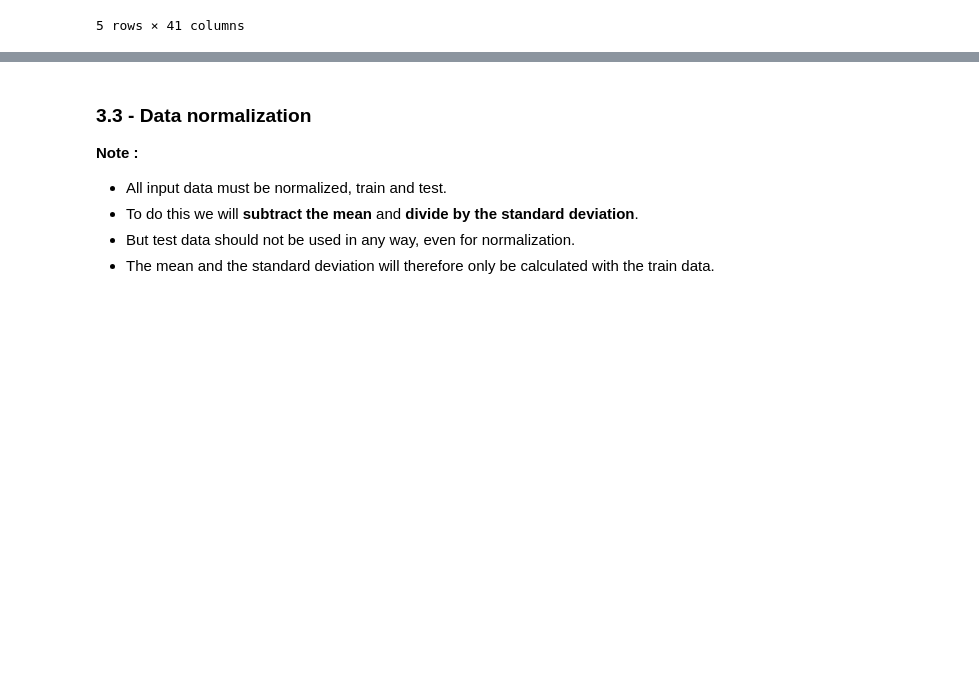
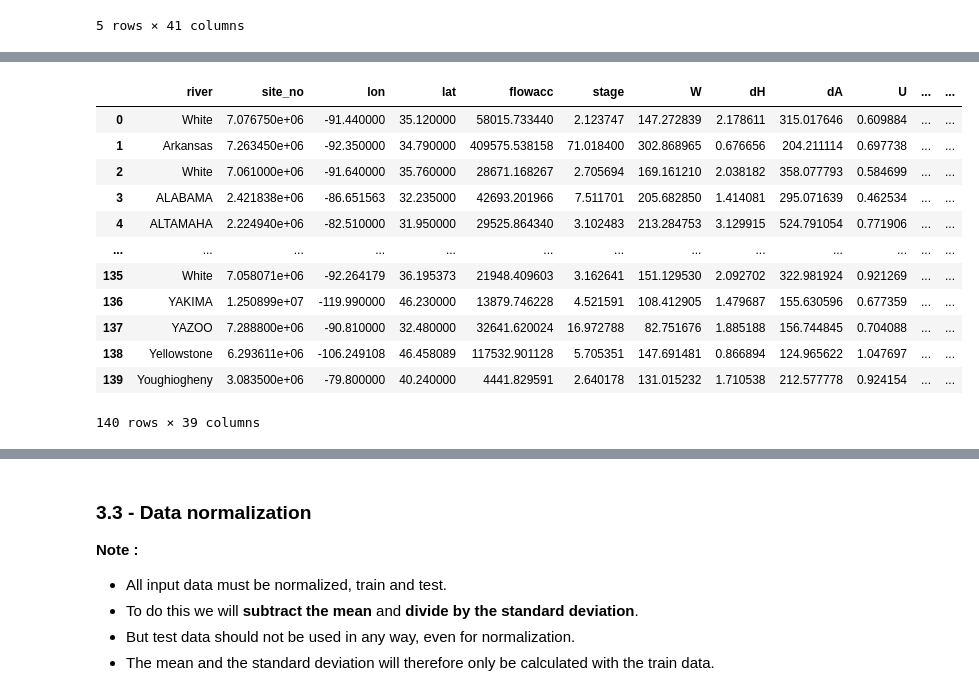
Before and after one commit to scastets/Projet4MA_Hydrologie, a Jupyter notebook: Notebooks/Apprentissage_ANN_HydroSwotV3.ipynb, the cells around one changed output, grey strips where cells are left out. Saved outputs shown, nothing was run; the diff lists cells and outputs as text; code cells hidden in the pictures; blank space fills up the shorter version.

```diff
--- a/Notebooks/Apprentissage_ANN_HydroSwotV3.ipynb
+++ b/Notebooks/Apprentissage_ANN_HydroSwotV3.ipynb
@@ -72,0 +89,4 @@ print(data_river['river'])
+# %%
+river_means_hydro=data_river.groupby("river", as_index=False).mean()
+river_medians_hydro=data_river.groupby("river", as_index=False).median
+river_means_hydro['Q'].describe()
@@ -73 +103,30 @@ print(data_river['river'])
+# %%
+river_LQ = river_means_hydro[river_means_hydro['Q']<=1000]
+river_HQ = river_means_hydro[river_means_hydro['Q']>1000]
+#print(river_HQ.describe())
+#print(river_HQ['river'])
+data_river_HQ = pd.concat([data_river[data_river['river']=="Arkansas"],data_river[data_river['river']=="Atchafalaya"],
+                  data_river[data_river['river']=="CLARK FORK"],data_river[data_river['river']=="MISSISSIPPI"],
+                  data_river[data_river['river']=="MISSOURI"],data_river[data_river['river']=="Mississippi"],
+                  data_river[data_river['river']=="Missouri"],data_river[data_river['river']=="OHIO"],
+                  data_river[data_river['river']=="PEND OREILLE"],data_river[data_river['river']=="St. John"],
+                  data_river[data_river['river']=="Susquehanna"],data_river[data_river['river']=="TENNESSEE"],
+                  data_river[data_river['river']=="TOMBIGBEE"]])
+data_river_LQ = pd.concat([data_river, data_river_HQ]).drop_duplicates(keep=False)
+#data_river_LQ = data_river_LQ.drop(index="Arkansas")
+data_river_LQ.groupby('river', as_index=False).mean()
+# %% [output]
+|  | river | site_no | lon | lat | flowacc | stage | W | dH | dA | U | ... | ... |
+| 0 | White | 7.076750e+06 | -91.440000 | 35.120000 | 58015.733440 | 2.123747 | 147.272839 | 2.178611 | 315.017646 | 0.609884 | ... | ... |
+| 1 | Arkansas | 7.263450e+06 | -92.350000 | 34.790000 | 409575.538158 | 71.018400 | 302.868965 | 0.676656 | 204.211114 | 0.697738 | ... | ... |
+| 2 | White | 7.061000e+06 | -91.640000 | 35.760000 | 28671.168267 | 2.705694 | 169.161210 | 2.038182 | 358.077793 | 0.584699 | ... | ... |
+| 3 | ALABAMA | 2.421838e+06 | -86.651563 | 32.235000 | 42693.201966 | 7.511701 | 205.682850 | 1.414081 | 295.071639 | 0.462534 | ... | ... |
+| 4 | ALTAMAHA | 2.224940e+06 | -82.510000 | 31.950000 | 29525.864340 | 3.102483 | 213.284753 | 3.129915 | 524.791054 | 0.771906 | ... | ... |
+| ... | ... | ... | ... | ... | ... | ... | ... | ... | ... | ... | ... | ... |
+| 135 | White | 7.058071e+06 | -92.264179 | 36.195373 | 21948.409603 | 3.162641 | 151.129530 | 2.092702 | 322.981924 | 0.921269 | ... | ... |
+| 136 | YAKIMA | 1.250899e+07 | -119.990000 | 46.230000 | 13879.746228 | 4.521591 | 108.412905 | 1.479687 | 155.630596 | 0.677359 | ... | ... |
+| 137 | YAZOO | 7.288800e+06 | -90.810000 | 32.480000 | 32641.620024 | 16.972788 | 82.751676 | 1.885188 | 156.744845 | 0.704088 | ... | ... |
+| 138 | Yellowstone | 6.293611e+06 | -106.249108 | 46.458089 | 117532.901128 | 5.705351 | 147.691481 | 0.866894 | 124.965622 | 1.047697 | ... | ... |
+| 139 | Youghiogheny | 3.083500e+06 | -79.800000 | 40.240000 | 4441.829591 | 2.640178 | 131.015232 | 1.710538 | 212.577778 | 0.924154 | ... | ... |
+140 rows × 39 columns
 # %% [markdown]
```
Also changed, not shown: parts of 14 cells of this notebook.
